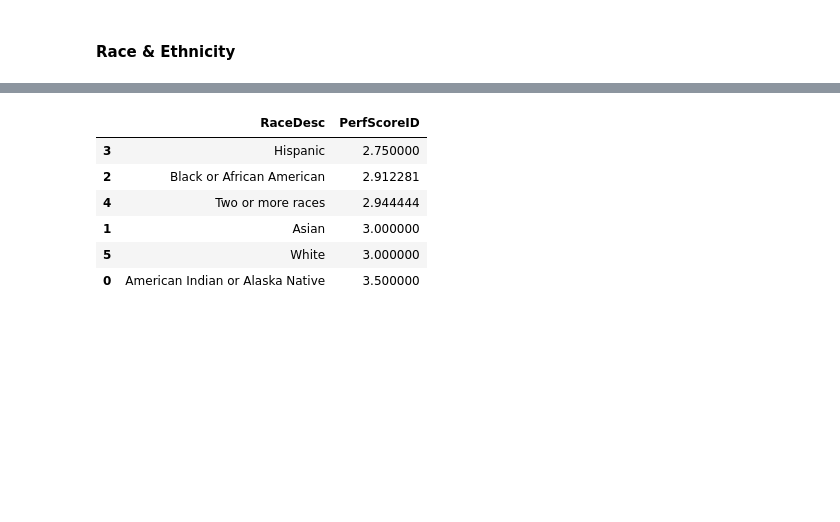
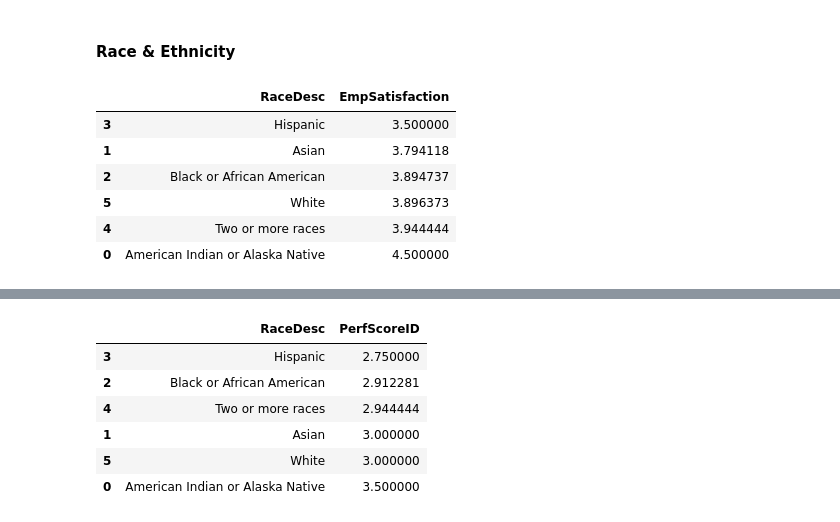
Before and after one commit to Vajrasamaya/Human_Capital_Analytics, a Jupyter notebook: Notebooks/EDA_HR_Analytics.ipynb, the cells around one changed output, grey strips where cells are left out. Cells and saved outputs as stored; diff of their text form; code cells hidden in the pictures; blank space fills up the shorter version.

Commit message:
added employee satisfaction by race

```diff
--- a/Notebooks/EDA_HR_Analytics.ipynb
+++ b/Notebooks/EDA_HR_Analytics.ipynb
@@ -242,3 +242,17 @@ fig.show()
 And yet, despite better performance reviews for women, and despite the fact that more employees in the company are women, higher pay is awarded to men.
 # %% [markdown]
 #### Race & Ethnicity
+# %%
+# creating dataframe to analyse Mean Performance Score by Employee Satisfaction
+performance_race = pd.DataFrame(df.groupby(['RaceDesc'])['EmpSatisfaction'].mean())
+performance_race = performance_race.reset_index()
+performance_race =  performance_race.sort_values(by = 'EmpSatisfaction', ascending = True )
+performance_race
+# %% [output]
+|  | RaceDesc | EmpSatisfaction |
+| 3 | Hispanic | 3.500000 |
+| 1 | Asian | 3.794118 |
+| 2 | Black or African American | 3.894737 |
+| 5 | White | 3.896373 |
+| 4 | Two or more races | 3.944444 |
+| 0 | American Indian or Alaska Native | 4.500000 |
```
Also changed, not shown: parts of 5 cells of this notebook.
